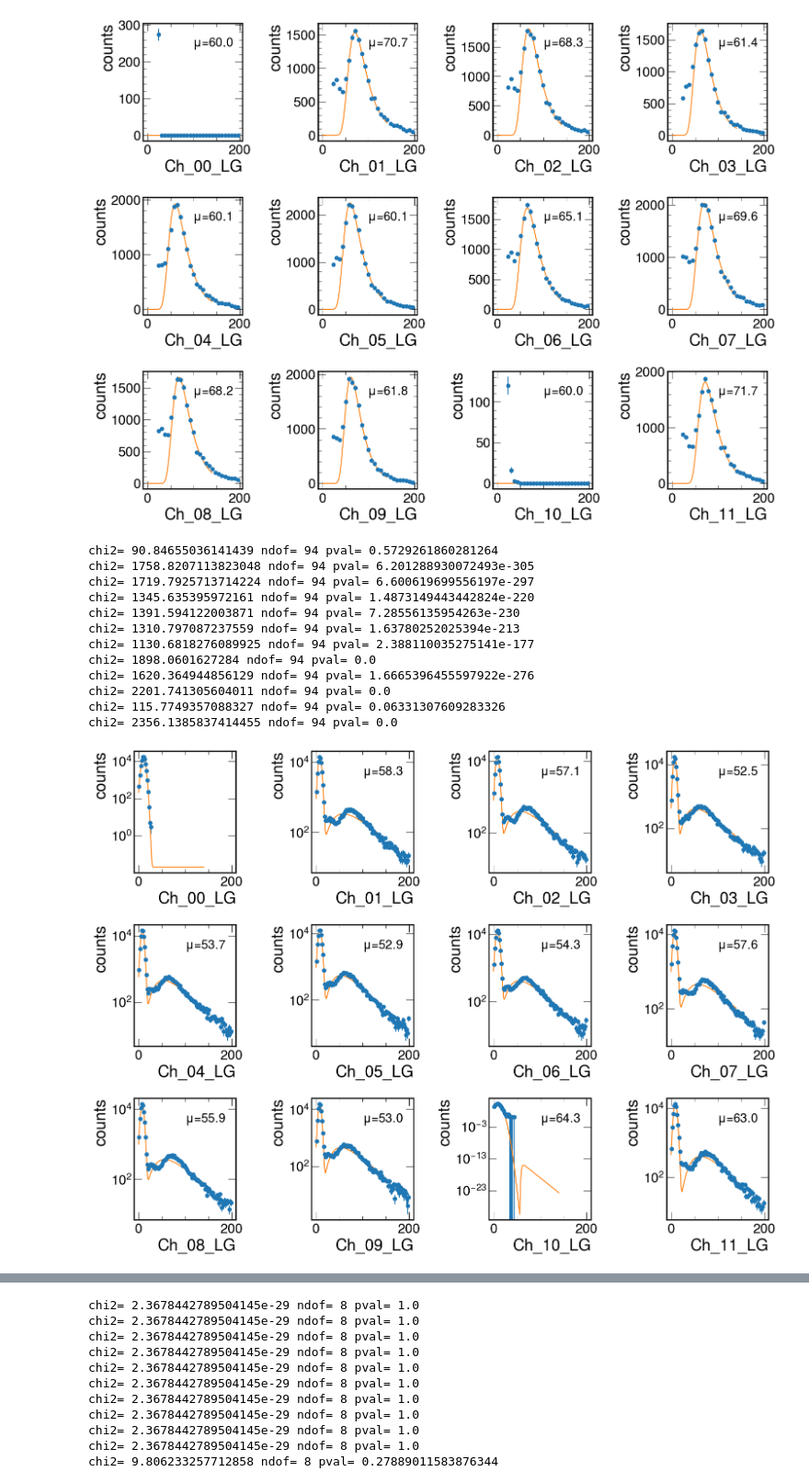
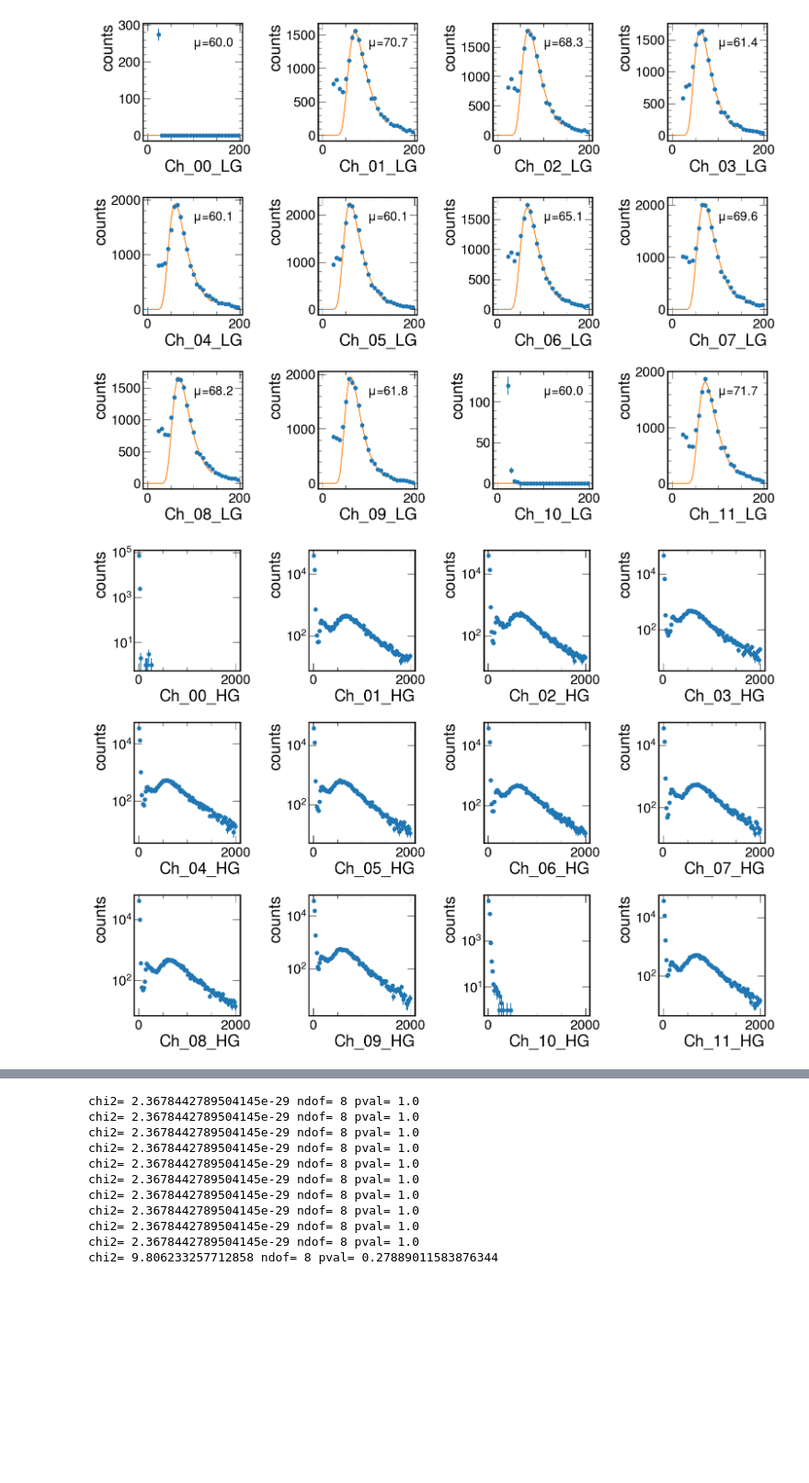
Before and after one commit to sebouh137/beamtest_plots, a Jupyter notebook: TwelveChannels.ipynb, the cells around one changed output, grey strips where cells are left out. Shown at 92% size. Cells and saved outputs as stored; diff of their text form; code cells hidden in the pictures; blank space fills up the shorter version.

Commit message:
updated 12 channel plots

```diff
--- a/TwelveChannels.ipynb
+++ b/TwelveChannels.ipynb
@@ -134,61 +134,49 @@ chi2= 43.602614487618794 ndof= 8 pval= 6.76257705498107e-07
 # %%
 fig, axs=plt.subplots(3,4, figsize=(16, 16/4*3))
 
 for i in range(len(channels)):
     ch = channels[i]
     plt.sca(axs[i//4][i%4])
-    hist,x,= np.histogram(df.eval(f"Ch_{ch}_LG"), bins=100, range=(0,200))
-    plt.xlabel(f"Ch_{ch}_LG")
+    hist,x,= np.histogram(df.eval(f"Ch_{ch}_HG"), bins=100, range=(0,2000))
+    plt.xlabel(f"Ch_{ch}_HG")
     plt.ylabel("counts")
 
     bin_centers=(x[1:]+x[:-1])/2
 
     from scipy.optimize import curve_fit
     start,stop=int(55/(x[1]-x[0])),-10
     p0=[1000, 60, 10]
 
     plt.errorbar(bin_centers, hist, np.sqrt(hist), linestyle='', marker='o', label='data')
 
-    dhist=np.sqrt(hist)+(hist==0)
-    coeff, var_matrix = curve_fit(Landau, bin_centers[start:stop], hist[start:stop], p0=p0,
-                             sigma=dhist[start:stop])
+#     dhist=np.sqrt(hist)+(hist==0)
+#     coeff, var_matrix = curve_fit(Landau, bin_centers[start:stop], hist[start:stop], p0=p0,
+#                              sigma=dhist[start:stop])
 
-    start, stop = 0, int(20/(x[1]-x[0]))
-    coeff_g, var_matrix = curve_fit(Gauss, bin_centers[start:stop], hist[start:stop], p0=[10000,10,15],
-                             sigma=dhist[start:stop])
+#     start, stop = 0, int(20/(x[1]-x[0]))
+#     coeff_g, var_matrix = curve_fit(Gauss, bin_centers[start:stop], hist[start:stop], p0=[10000,10,15],
+#                              sigma=dhist[start:stop])
 
-    coeff, var_matrix = curve_fit(LandauPlusGauss, bin_centers, hist, p0=list(coeff)+list(coeff_g),
-                             sigma=dhist)
+#     coeff, var_matrix = curve_fit(LandauPlusGauss, bin_centers, hist, p0=list(coeff)+list(coeff_g),
+#                              sigma=dhist)
 
 
-    from scipy.stats import chi2
-    start,stop=0,None
-    chi2val = sum((LandauPlusGauss(bin_centers[start:stop], *coeff)-hist[start:stop])**2/dhist[start:stop]**2)
-    ndof = len(bin_centers[start:stop])-len(coeff)
-    print("chi2=",chi2val, "ndof=",ndof, "pval=", chi2.sf(chi2val, ndof))
-    x=np.linspace(0, 140, 280)
-    mu=coeff[1]
+#     from scipy.stats import chi2
+#     start,stop=0,None
+#     chi2val = sum((LandauPlusGauss(bin_centers[start:stop], *coeff)-hist[start:stop])**2/dhist[start:stop]**2)
+#     ndof = len(bin_centers[start:stop])-len(coeff)
+#     print("chi2=",chi2val, "ndof=",ndof, "pval=", chi2.sf(chi2val, ndof))
+#     x=np.linspace(0, 140, 280)
+#     mu=coeff[1]
 
-    curve = plt.plot(x, LandauPlusGauss(x,*coeff), label=f"Landau:\n $\\mu$={mu:.1f}")
-    #plt.legend(fontsize=12)
-    if mu < 100:
-        plt.text(0.5, 0.8, f"$\mu$={mu:.1f}", transform=plt.gca().transAxes, fontsize=20)
+#     curve = plt.plot(x, LandauPlusGauss(x,*coeff), label=f"Landau:\n $\\mu$={mu:.1f}")
+#     #plt.legend(fontsize=12)
+#     if mu < 100:
+#         plt.text(0.5, 0.8, f"$\mu$={mu:.1f}", transform=plt.gca().transAxes, fontsize=20)
     plt.yscale('log')
 plt.tight_layout()
 # %% [output]
-chi2= 90.84655036141439 ndof= 94 pval= 0.5729261860281264
-chi2= 1758.8207113823048 ndof= 94 pval= 6.201288930072493e-305
-chi2= 1719.7925713714224 ndof= 94 pval= 6.600619699556197e-297
-chi2= 1345.635395972161 ndof= 94 pval= 1.4873149443442824e-220
-chi2= 1391.594122003871 ndof= 94 pval= 7.28556135954263e-230
-chi2= 1310.797087237559 ndof= 94 pval= 1.63780252025394e-213
-chi2= 1130.6818276089925 ndof= 94 pval= 2.388110035275141e-177
-chi2= 1898.0601627284 ndof= 94 pval= 0.0
-chi2= 1620.364944856129 ndof= 94 pval= 1.6665396455597922e-276
-chi2= 2201.741305604011 ndof= 94 pval= 0.0
-chi2= 115.7749357088327 ndof= 94 pval= 0.06331307609283326
-chi2= 2356.1385837414455 ndof= 94 pval= 0.0
-[figure, old version]
+[figure, new version]
 # %%
 fig, axs=plt.subplots(3,4, figsize=(16, 16/4*3))
 
```
Also changed, not shown: parts of 1 cell of this notebook.
